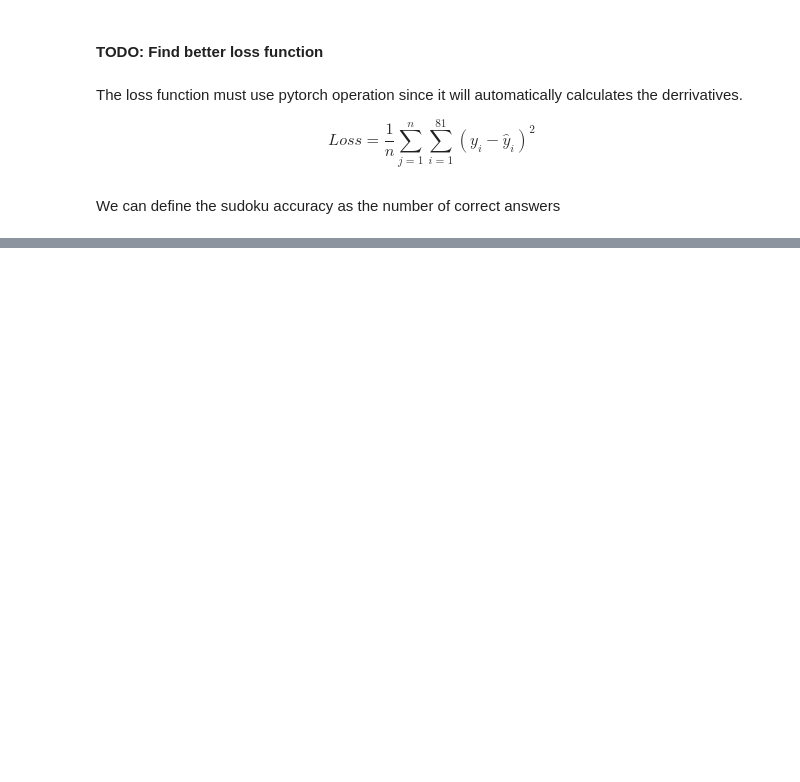
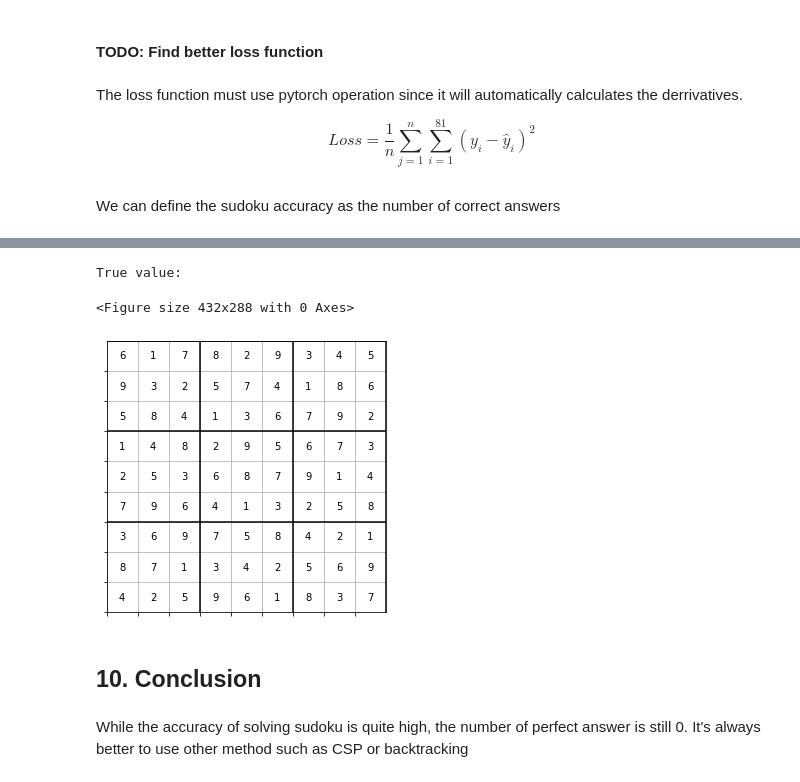
Before and after one commit to kelvinc123/Sudoku-Conv-NeuralNet, a Jupyter notebook: sudoku_CNN.ipynb, the cells around one changed output, grey strips where cells are left out. Cells and saved outputs as stored; diff of their text form; code cells hidden in the pictures; blank space fills up the shorter version.

```diff
--- a/sudoku_train.ipynb
+++ b/sudoku_CNN.ipynb
@@ -598,0 +660,11 @@ array([[5, 8, 4, 0, 1, 6, 2, 7, 3],
+# %%
+print("True value: ")
+plot_sudoku(y_test[0] + 1)
+# %% [output]
+True value:
+<Figure size 432x288 with 0 Axes>
+[figure, added]
+# %% [markdown]
+## 10. Conclusion
+# %% [markdown]
+While the accuracy of solving sudoku is quite high, the number of perfect answer is still 0. It's always better to use other method such as CSP or backtracking
```
Also changed, not shown: parts of 31 cells of this notebook, 2 other files.
